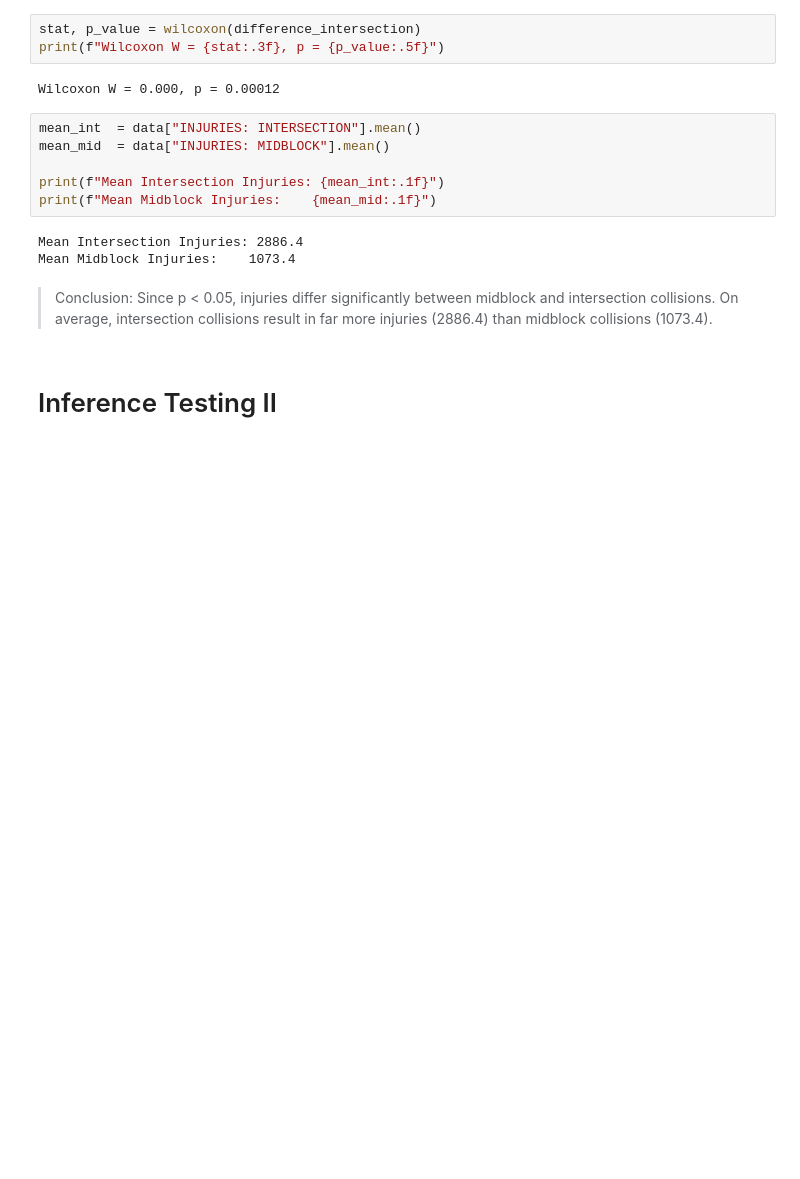
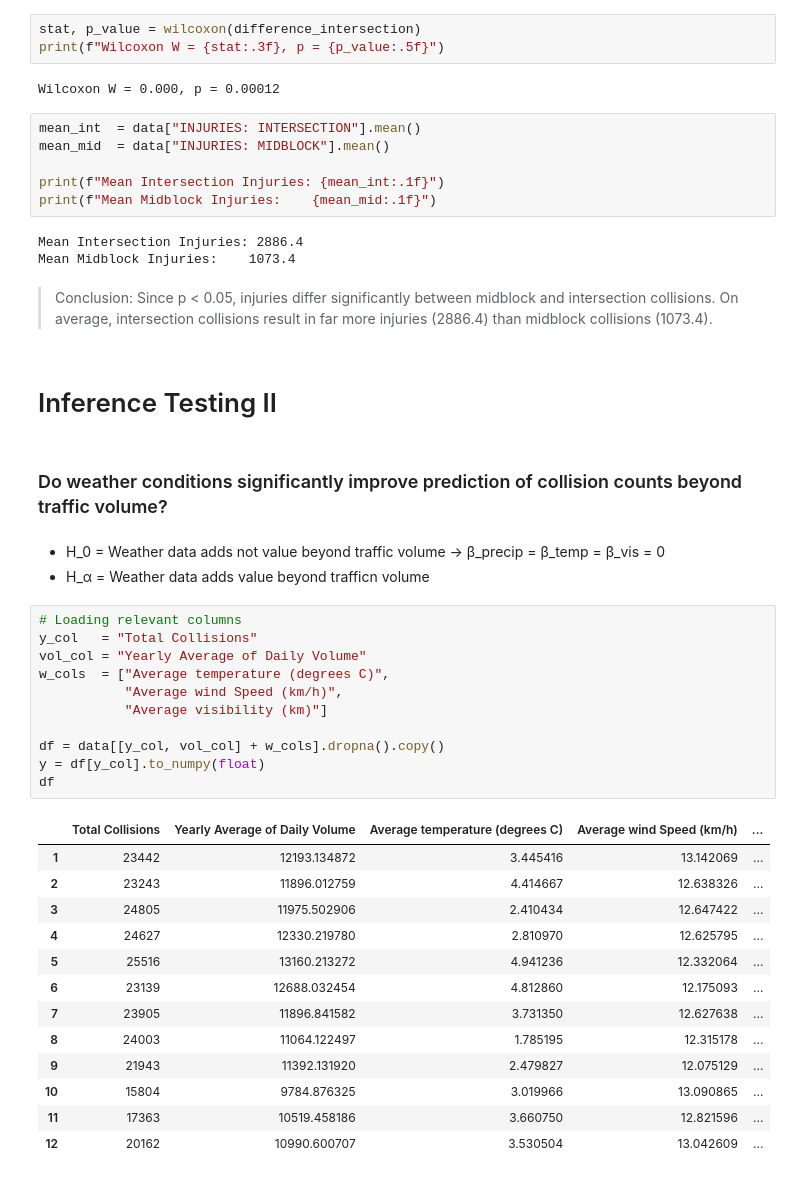
Before and after one commit to M-Affan-Nazir/edmonton-traffic-statistics, a Jupyter notebook: notebooks/03_statistical_inference.ipynb, the cells around one changed output. Drawn from its saved outputs; the diff is of its cells as text; blank space fills up the shorter version.

```diff
--- a/notebooks/03_statistical_inference.ipynb
+++ b/notebooks/03_statistical_inference.ipynb
@@ -128,3 +132,33 @@ Mean Midblock Injuries:    1073.4
 > Conclusion: Since p < 0.05, injuries differ significantly between midblock and intersection collisions. On average, intersection collisions result in far more injuries (2886.4) than midblock collisions (1073.4).
 # %% [markdown]
 # Inference Testing II
+# %% [markdown]
+### Do weather conditions significantly improve prediction of collision counts beyond traffic volume?
+# %% [markdown]
+* H_0 = Weather data adds not value beyond traffic volume -> β_precip = β_temp = β_vis = 0
+* H_α = Weather data adds value beyond trafficn volume
+# %%
+# Loading relevant columns
+y_col   = "Total Collisions"
+vol_col = "Yearly Average of Daily Volume"
+w_cols  = ["Average temperature (degrees C)",
+           "Average wind Speed (km/h)",
+           "Average visibility (km)"]
+
+df = data[[y_col, vol_col] + w_cols].dropna().copy()
+y = df[y_col].to_numpy(float)
+df
+# %% [output]
+|  | Total Collisions | Yearly Average of Daily Volume | Average temperature (degrees C) | Average wind Speed (km/h) | ... |
+| 1 | 23442 | 12193.134872 | 3.445416 | 13.142069 | ... |
+| 2 | 23243 | 11896.012759 | 4.414667 | 12.638326 | ... |
+| 3 | 24805 | 11975.502906 | 2.410434 | 12.647422 | ... |
+| 4 | 24627 | 12330.219780 | 2.810970 | 12.625795 | ... |
+| 5 | 25516 | 13160.213272 | 4.941236 | 12.332064 | ... |
+| 6 | 23139 | 12688.032454 | 4.812860 | 12.175093 | ... |
+| 7 | 23905 | 11896.841582 | 3.731350 | 12.627638 | ... |
+| 8 | 24003 | 11064.122497 | 1.785195 | 12.315178 | ... |
+| 9 | 21943 | 11392.131920 | 2.479827 | 12.075129 | ... |
+| 10 | 15804 | 9784.876325 | 3.019966 | 13.090865 | ... |
+| 11 | 17363 | 10519.458186 | 3.660750 | 12.821596 | ... |
+| 12 | 20162 | 10990.600707 | 3.530504 | 13.042609 | ... |
```
Also changed, not shown: parts of 6 cells of this notebook.
